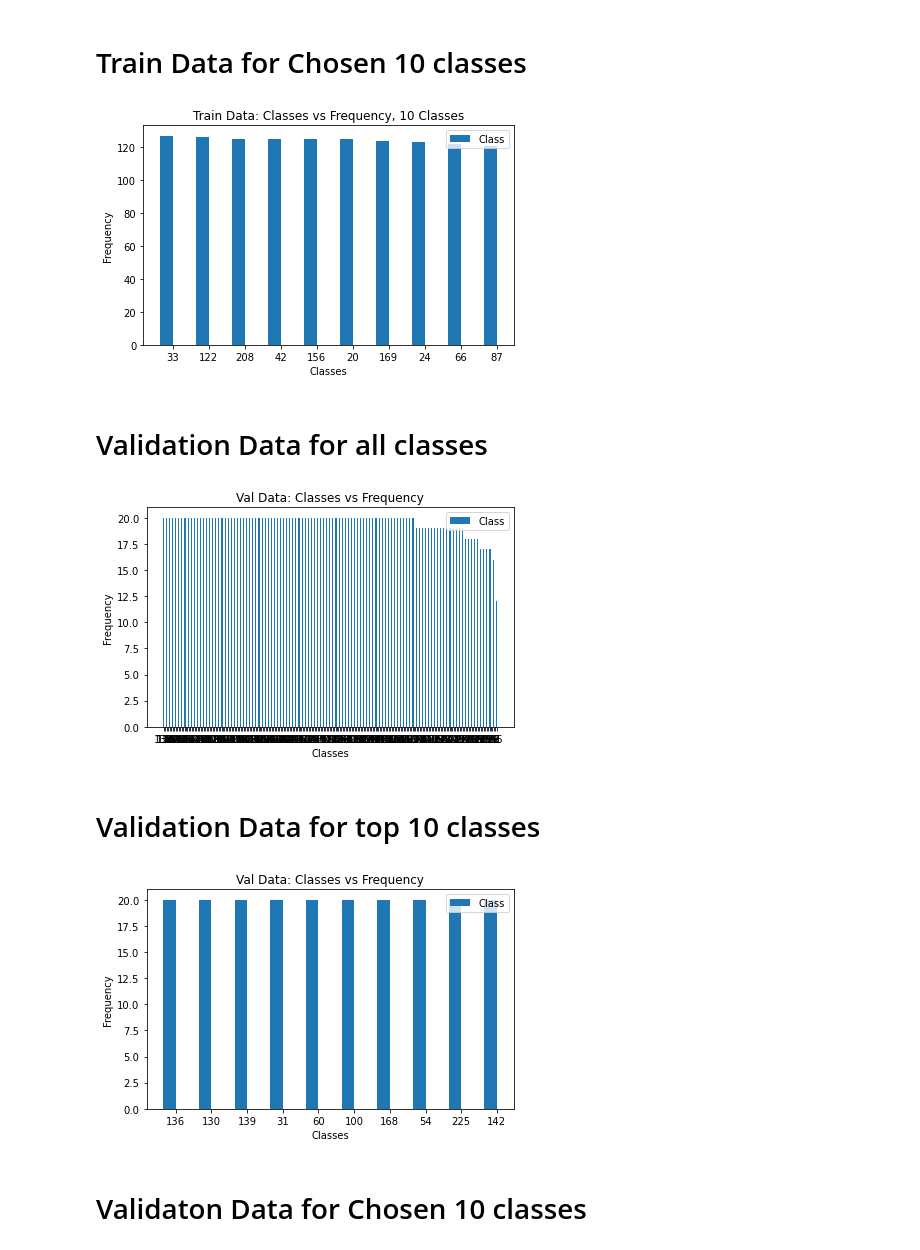
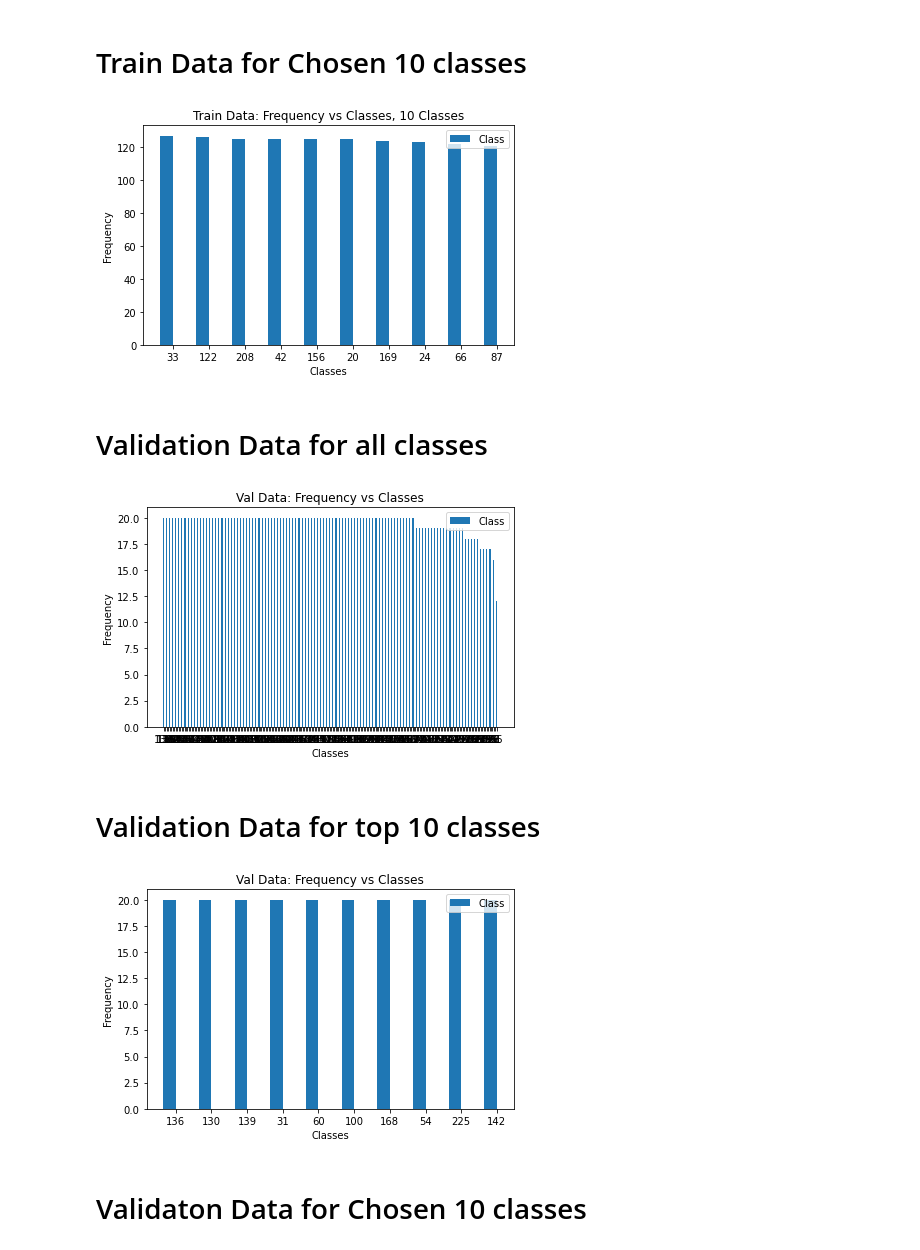
Before and after one commit to LinHuiqing/signo-lingo, a Jupyter notebook: src/Exploratory Data Analysis.ipynb, the cells around one changed output. Saved outputs shown, nothing was run; the diff lists cells and outputs as text; code cells hidden in the pictures.

```diff
--- a/src/Exploratory Data Analysis.ipynb
+++ b/src/Exploratory Data Analysis.ipynb
@@ -106,23 +106,23 @@ plotting(x_label[:10], y_label[:10], 'Classes', 'Frequency', 'Train Data: Classe
 # %%
 k_train_counter = {}
 for k,v in train_label.items():
     if v in k_set:
         if v not in k_train_counter:
             k_train_counter[v] = 0
         k_train_counter[v] += 1
 
 temp_k_train_arr = []
 for k,v in k_train_counter.items():
     temp_k_train_arr.append([k,v])
 
 # 0 element = label , 1 element = frequency
 temp_k_train_arr.sort(key = lambda x: x[1], reverse=True)
 x_label_train_k = [x[0] for x in temp_k_train_arr][:]
 y_label_train_k = [x[1] for x in temp_k_train_arr][:]
 
-plotting(x_label_train_k, y_label_train_k, 'Classes', 'Frequency', 'Train Data: Classes vs Frequency, 10 Classes')
+plotting(x_label_train_k, y_label_train_k, 'Classes', 'Frequency', 'Train Data: Frequency vs Classes, 10 Classes')
 # %% [output]
-[figure, old version]
+[figure, new version]
 # %% [markdown]
 # Validation Data for all classes
 # %%
@@ -141,15 +141,15 @@ temp_val_arr.sort(key = lambda x: x[1], reverse=True)
 x_label_val = [x[0] for x in temp_val_arr][:]
 y_label_val = [x[1] for x in temp_val_arr][:]
 
-plotting(x_label_val, y_label_val, 'Classes', 'Frequency', 'Val Data: Classes vs Frequency')
+plotting(x_label_val, y_label_val, 'Classes', 'Frequency', 'Val Data: Frequency vs Classes')
 # %% [output]
-[figure, old version]
+[figure, new version]
 # %% [markdown]
 # Validation Data for top 10 classes
 # %%
-plotting(x_label_val[:10], y_label_val[:10], 'Classes', 'Frequency', 'Val Data: Classes vs Frequency')
+plotting(x_label_val[:10], y_label_val[:10], 'Classes', 'Frequency', 'Val Data: Frequency vs Classes')
 # %% [output]
-[figure, old version]
+[figure, new version]
 # %% [markdown]
 # Validaton Data for Chosen 10 classes
 # %%
```
Also changed, not shown: parts of 12 cells of this notebook.
